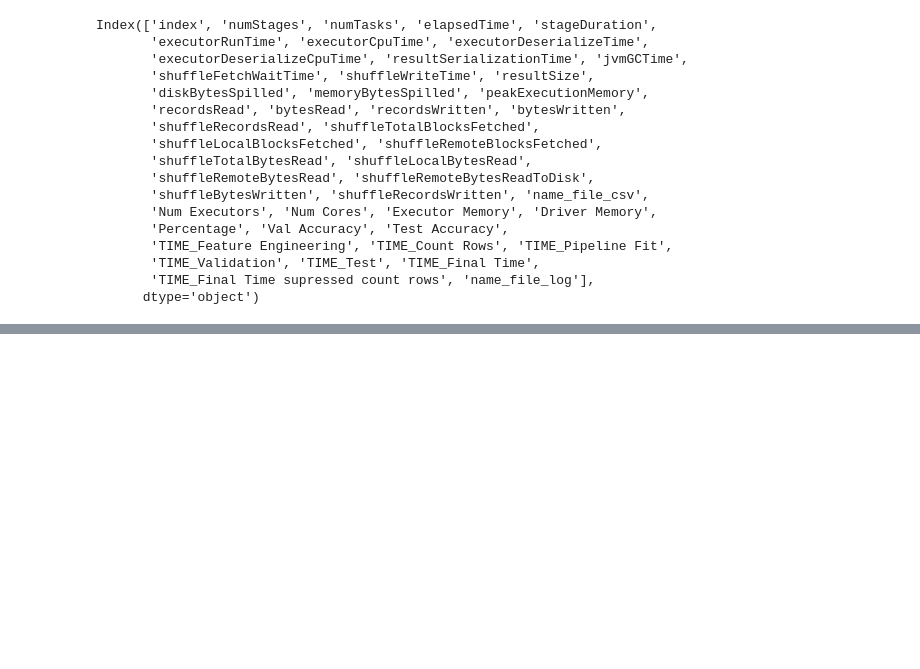
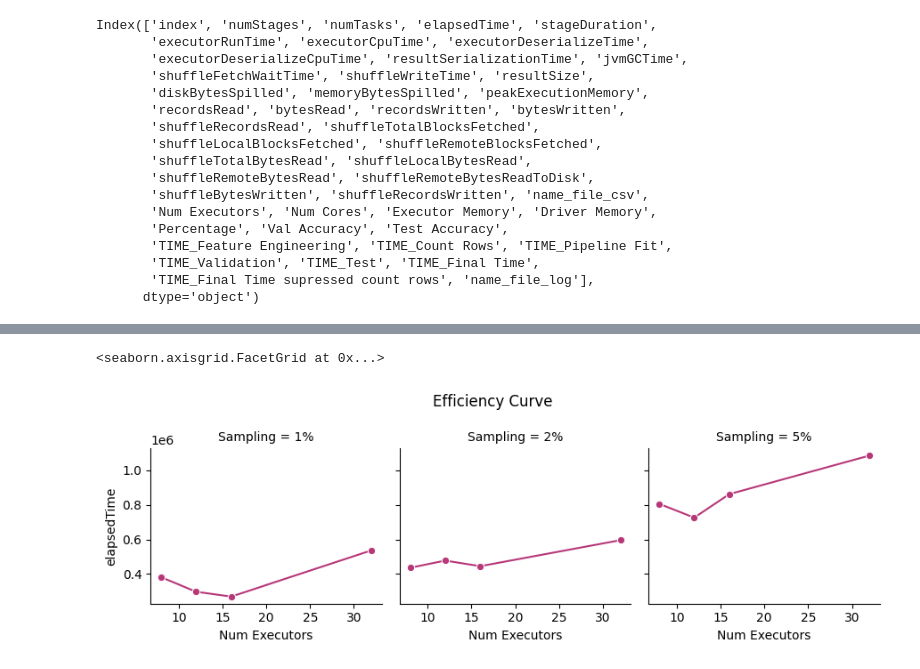
Before and after one commit to beatrizbsperes/FRACTAL_Big_Data, a Jupyter notebook: plot.ipynb, the cells around one changed output, grey strips where cells are left out. Drawn from its saved outputs; the diff is of its cells as text; code cells hidden in the pictures; blank space fills up the shorter version.

```diff
--- a/plot.ipynb
+++ b/plot.ipynb
@@ -400,0 +458,13 @@ Name: executorRunTime, dtype: int64
+# %%
+g = sns.FacetGrid(dff, col="Sampling")
+g.map_dataframe(sns.lineplot, "Num Executors", "elapsedTime",
+                style='Sampling',
+                markers=True,
+                hue='Sampling',
+                palette='magma')
+#g.add_legend()
+g.fig.suptitle("Efficiency Curve", fontsize=12)
+g.tight_layout()
+# %% [output]
+<seaborn.axisgrid.FacetGrid at 0x...>
+[figure, added]
```
Also changed, not shown: parts of 19 cells of this notebook, 1 other file.
